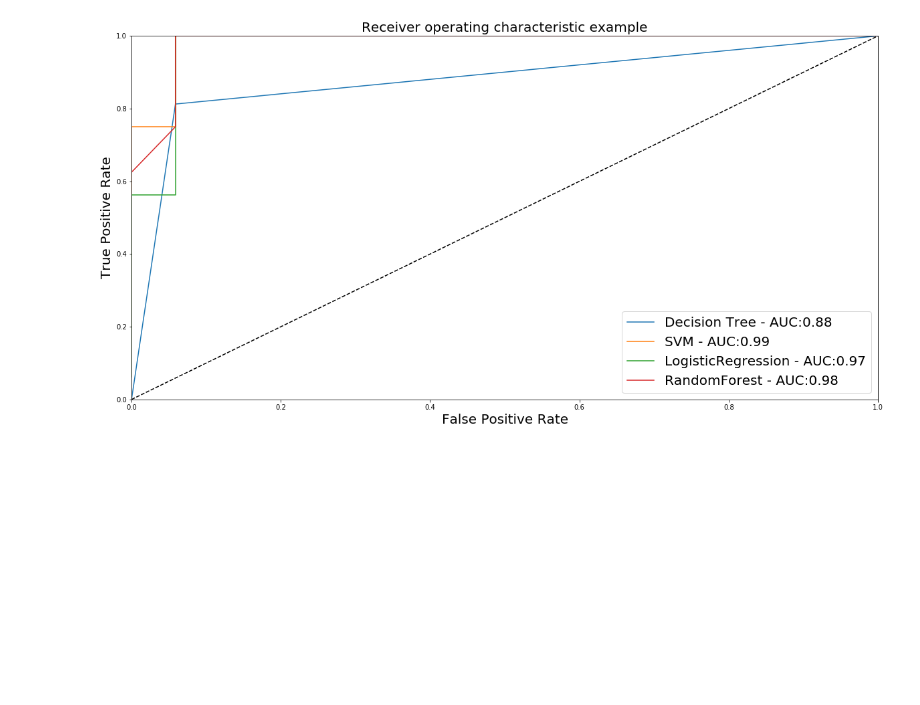
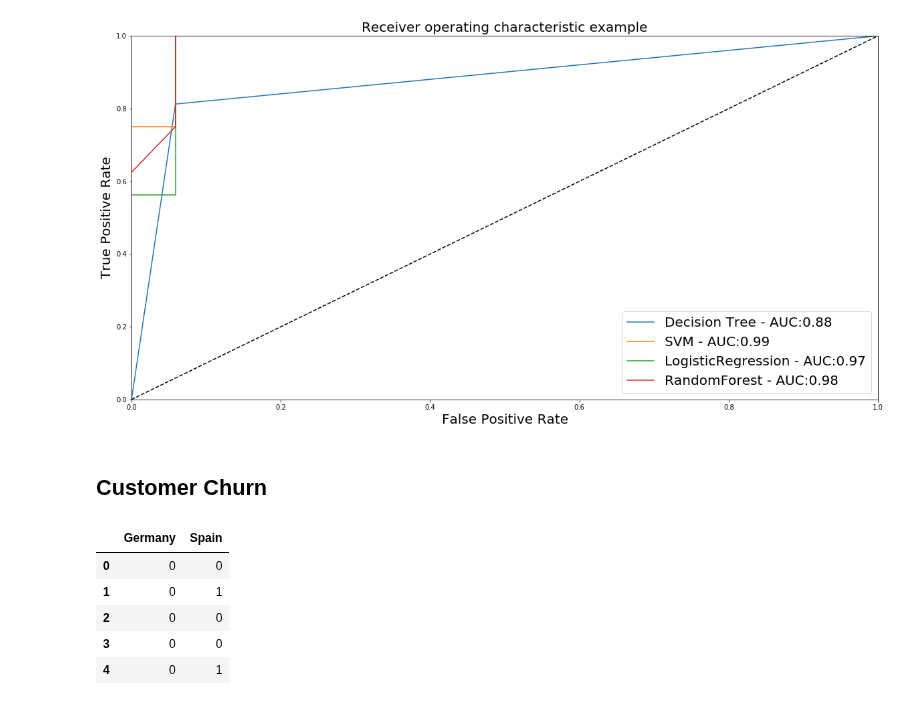
Before and after one commit to ywchiu/ctbc, a Jupyter notebook: Demo20190123.ipynb, the cells around one changed output. Drawn from its saved outputs; the diff is of its cells as text; code cells hidden in the pictures; blank space fills up the shorter version.

Commit message:
classfication on real data

```diff
--- a/Demo20190123.ipynb
+++ b/Demo20190123.ipynb
@@ -582,3 +583,8 @@ plt.legend(loc="lower right", fontsize = 20)
 plt.show()
 # %% [output]
 [figure]
+# %% [markdown]
+## Customer Churn
+# %%
+import pandas
+customer = pandas.read_csv('https://raw.githubusercontent.com/ywchiu/tibamedl/master/Data/Churn_Modelling.csv')
@@ -584,0 +598,11 @@ plt.show()
+# %%
+geo = pandas.get_dummies(X['Geography'])
+del geo['France']
+geo.head()
+# %% [output]
+|  | Germany | Spain |
+| 0 | 0 | 0 |
+| 1 | 0 | 1 |
+| 2 | 0 | 0 |
+| 3 | 0 | 0 |
+| 4 | 0 | 1 |
```
Also changed, not shown: parts of 8 cells of this notebook.
